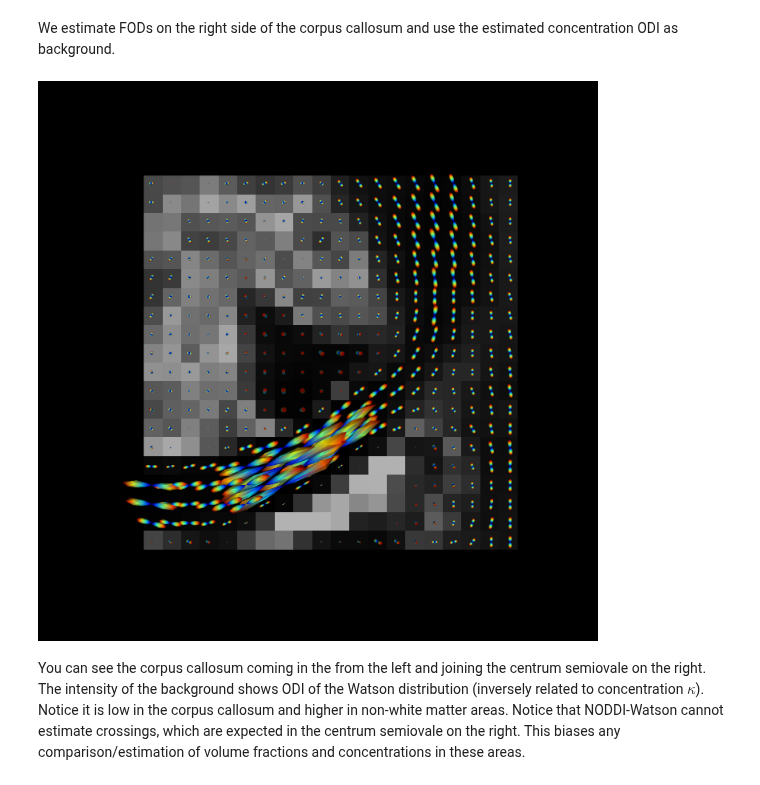
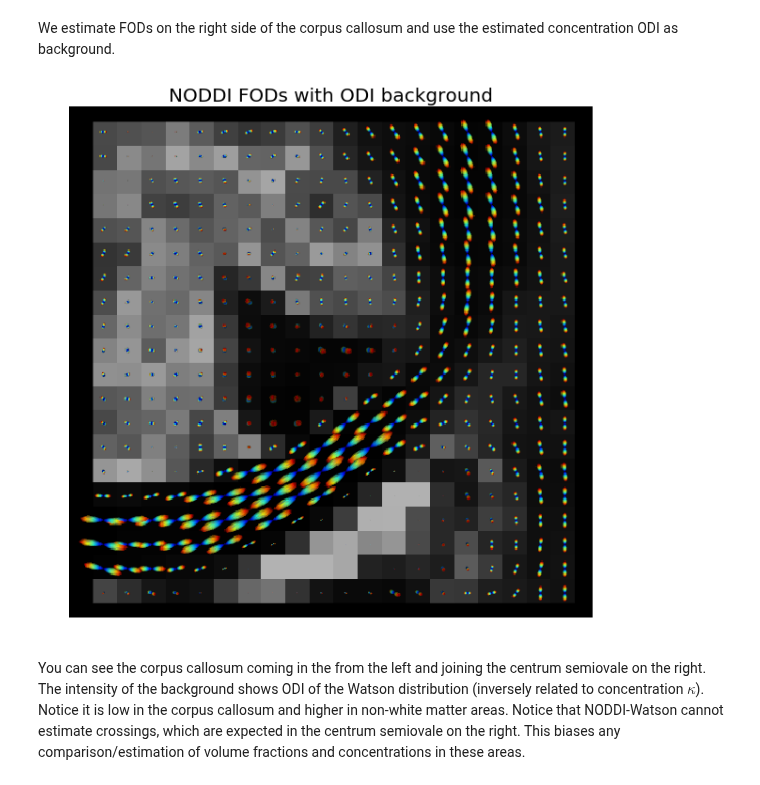
Before and after one commit to AthenaEPI/dmipy, a Jupyter notebook: examples/example_noddi_watson.ipynb, the cells around one changed output. Saved outputs shown, nothing was run; the diff lists cells and outputs as text; code cells hidden in the pictures.

```diff
--- a/examples/example_noddi_watson.ipynb
+++ b/examples/example_noddi_watson.ipynb
@@ -146,11 +151,16 @@ fod_spheres.RotateY(180)
 fvtk.add(ren, fod_spheres)
 fvtk.add(ren, odi_im)
 fvtk.record(ren=ren, size=[700, 700])
-
-from IPython.display import Image
-Image(filename='dipy.png', width=700)
-# %% [output]
-[figure, removed]
+# %%
+import matplotlib.image as mpimg
+img = mpimg.imread('dipy.png')
+
+plt.figure(figsize=[10, 10])
+plt.imshow(img[100:-97, 100:-85])
+plt.title('NODDI FODs with ODI background', fontsize=20)
+plt.axis('off');
+# %% [output]
+[figure, added]
 # %% [markdown]
 You can see the corpus callosum coming in the from the left and joining the centrum semiovale on the right. The intensity of the background shows ODI of the Watson distribution (inversely related to concentration $\kappa$). Notice it is low in the corpus callosum and higher in non-white matter areas. Notice that NODDI-Watson cannot estimate crossings, which are expected in the centrum semiovale on the right. This biases any comparison/estimation of volume fractions and concentrations in these areas.
 # %%
```
Also changed, not shown: parts of 19 cells of this notebook.
